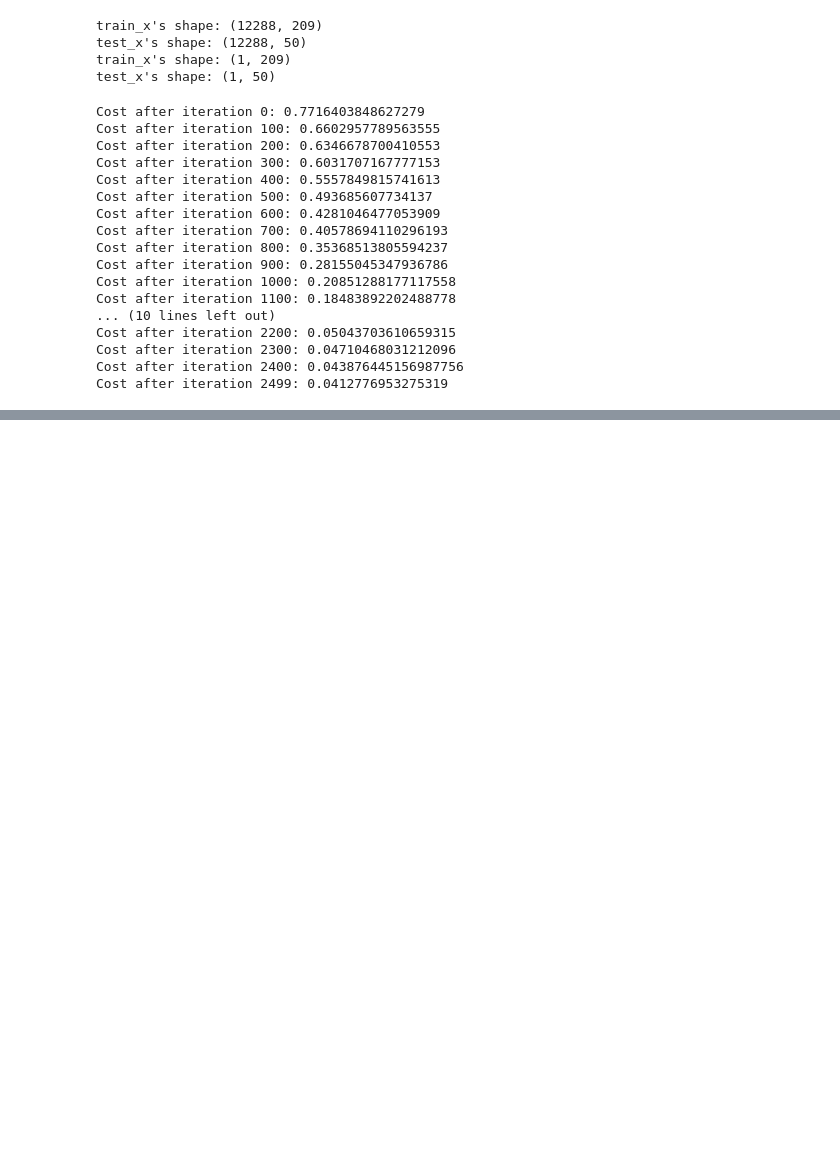
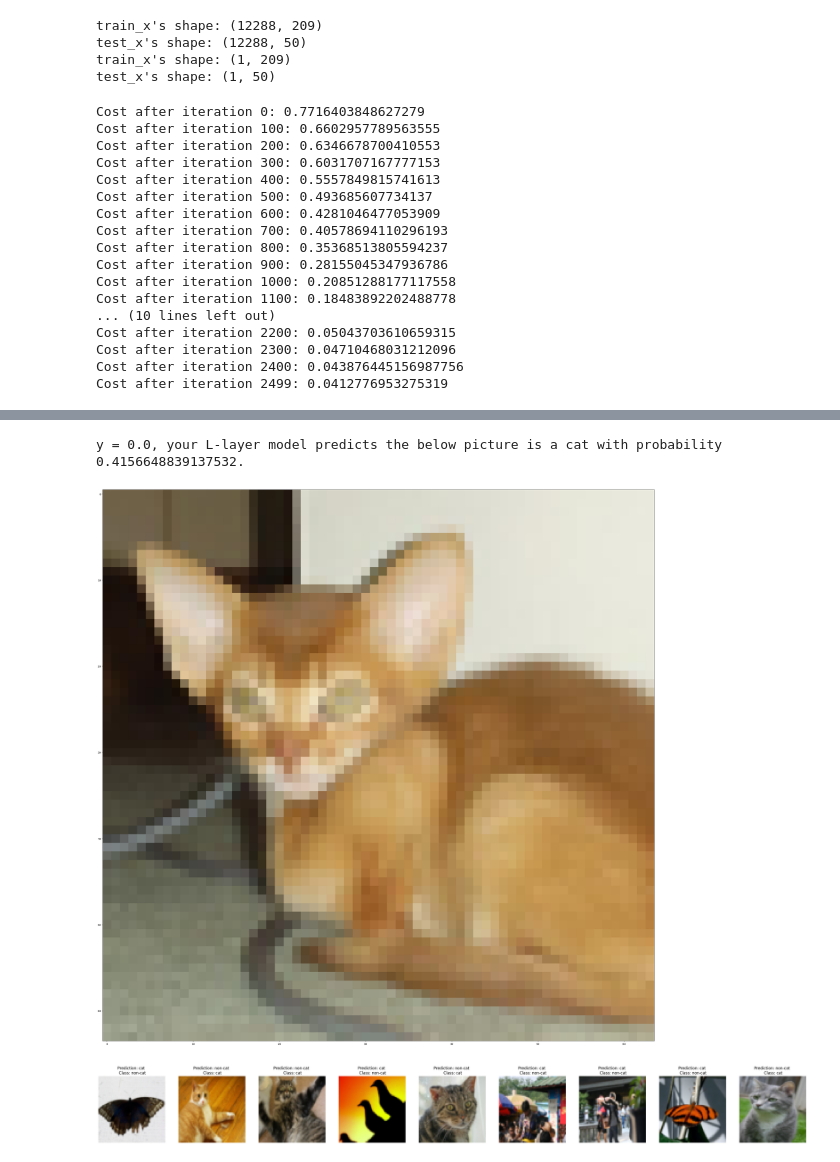
Before and after one commit to Marcusleeleelee/Implementation-of-a-L-layer-ANN, a Jupyter notebook: L-Layer NN.ipynb, the cells around one changed output, grey strips where cells are left out. Drawn from its saved outputs; the diff is of its cells as text; code cells hidden in the pictures; blank space fills up the shorter version.

```diff
--- a/L-Layer NN.ipynb
+++ b/L-Layer NN.ipynb
@@ -668,0 +683,22 @@ Accuracy: 0.8200000000000001
+# %%
+# Step 22: Define testing function and test my own images
+def test_images(path_img, label, parameters, model_archi):
+    my_image = path_img # change this to the name of your image file
+    my_label_y = [label] # the true class of your image (1 -> cat, 0 -> non-cat)
+    num_px = int((model_archi["layers_dims"][0]/3) ** 0.5)
+    image = np.array(Image.open(my_image).resize((num_px, num_px)))
+    plt.imshow(image)
+    image = image / 255.
+    image = image.reshape((1, num_px * num_px * 3)).T
+    my_predicted_image, probas = predict(image, my_label_y, parameters, model_archi)
+    print ("y = " + str(np.squeeze(my_predicted_image)) + ", your L-layer model predicts the below picture is a cat with probability " + str(probas) + ".")
+
+test_images(r"C:\Users\leesi\Documents\Favorites\Data Sources\Cat and dog classification\Dataset\cat\Abyssinian_131_jpg.rf.3aeee0801499f335e3a59b51189e1351.jpg", 1, parameters, model_archi)
+# %% [output]
+y = 0.0, your L-layer model predicts the below picture is a cat with probability 0.4156648839137532.
+[figure, added]
+# %%
+# Step 23: Print all the incorrectly classified images
+print_mislabeled_images(classes, test_x, test_y, predict(test_x, test_y, parameters, model_archi)[0])
+# %% [output]
+[figure, added]
```
Also changed, not shown: parts of 8 cells of this notebook.
